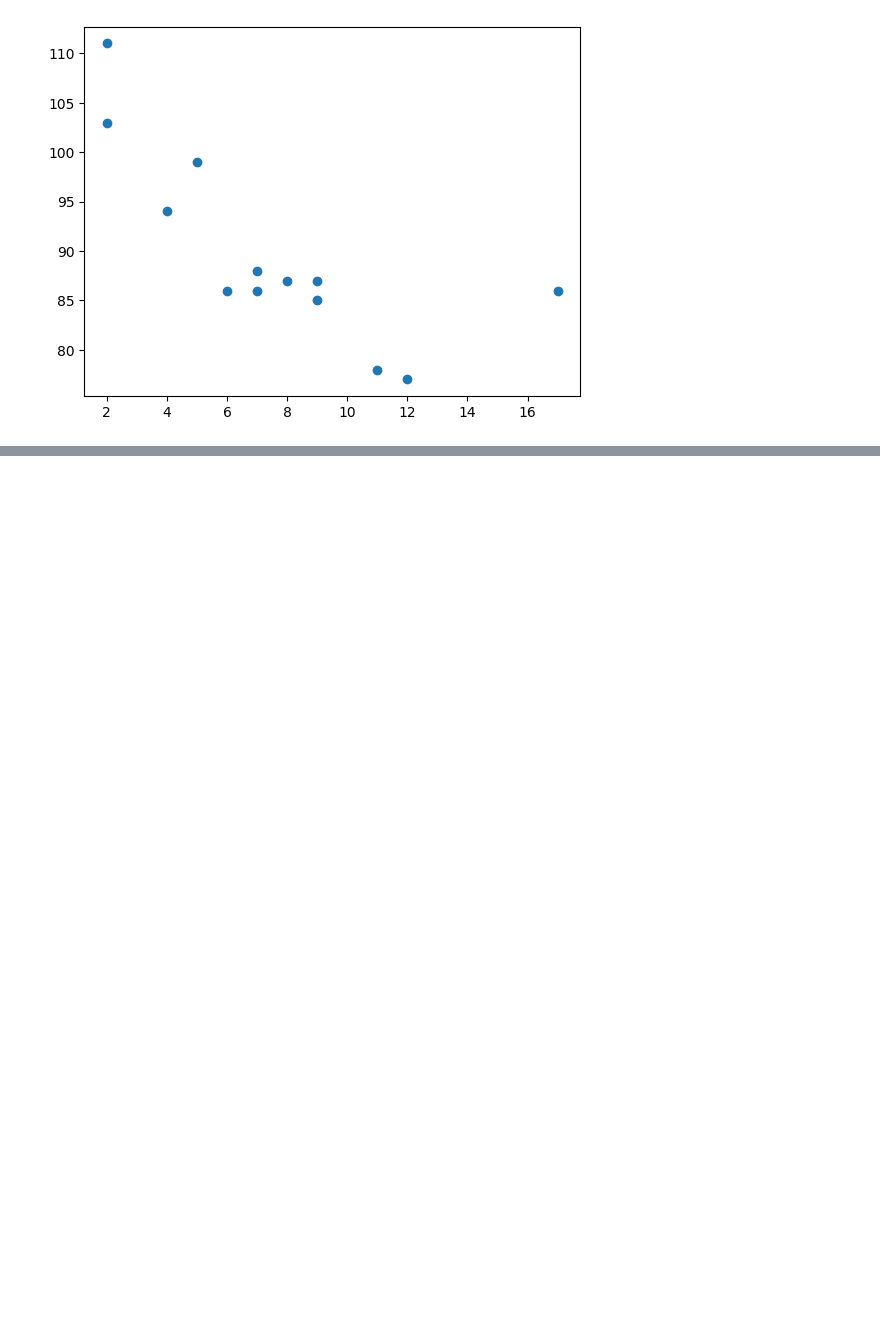
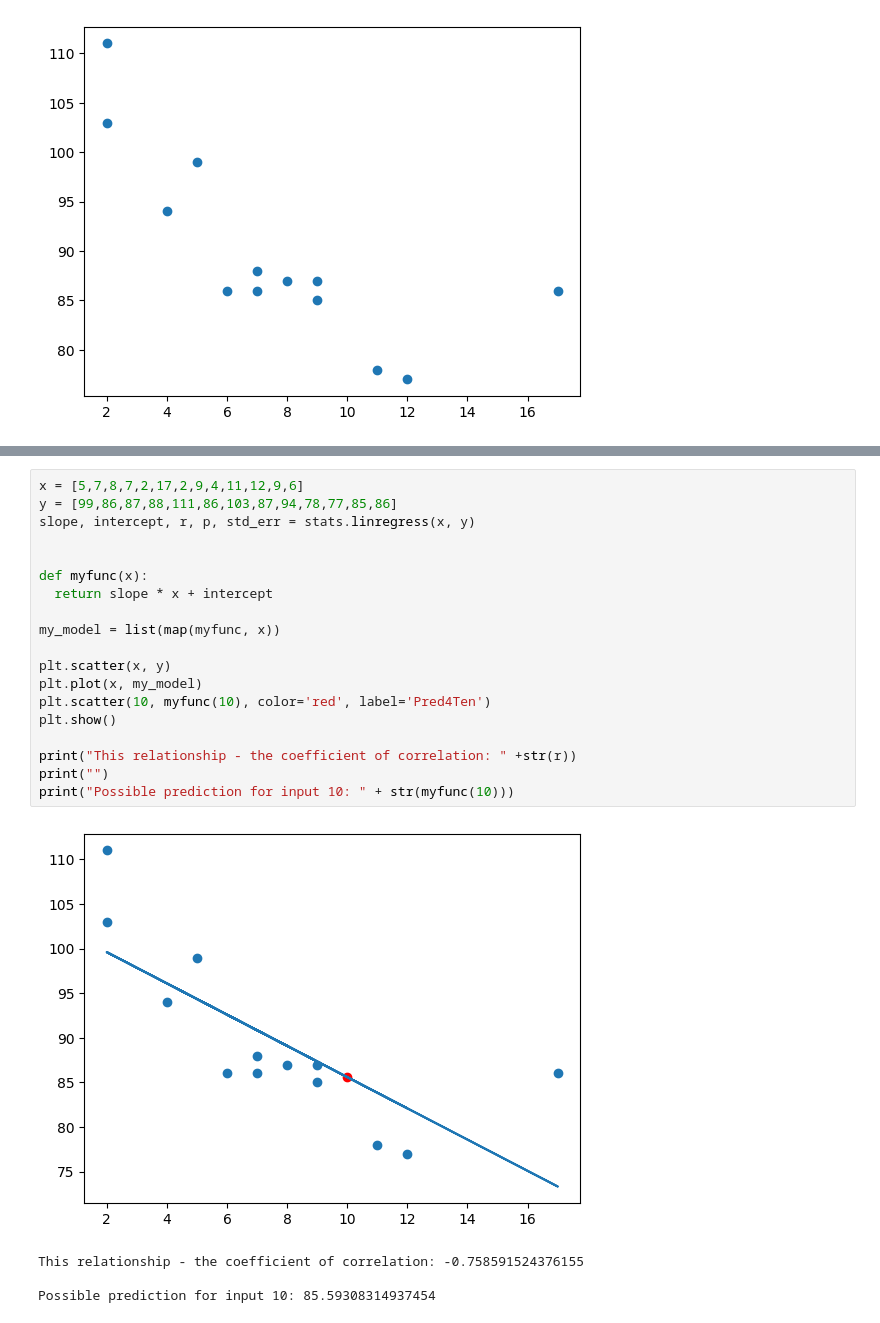
Before and after one commit to dritter321/ml_course, a Jupyter notebook: w3prac.ipynb, the cells around one changed output, grey strips where cells are left out. Saved outputs shown, nothing was run; the diff lists cells and outputs as text; blank space fills up the shorter version.

```diff
--- a/w3prac.ipynb
+++ b/w3prac.ipynb
@@ -81,0 +82,24 @@ plt.show()
+# %%
+x = [5,7,8,7,2,17,2,9,4,11,12,9,6]
+y = [99,86,87,88,111,86,103,87,94,78,77,85,86]
+slope, intercept, r, p, std_err = stats.linregress(x, y)
+
+
+def myfunc(x):
+  return slope * x + intercept
+
+my_model = list(map(myfunc, x))
+
+plt.scatter(x, y)
+plt.plot(x, my_model)
+plt.scatter(10, myfunc(10), color='red', label='Pred4Ten')
+plt.show()
+
+print("This relationship - the coefficient of correlation: " +str(r))
+print("")
+print("Possible prediction for input 10: " + str(myfunc(10)))
+# %% [output]
+[figure, added]
+This relationship - the coefficient of correlation: -0.758591524376155
+
+Possible prediction for input 10: 85.59308314937454
```
Also changed, not shown: parts of 4 cells of this notebook.
